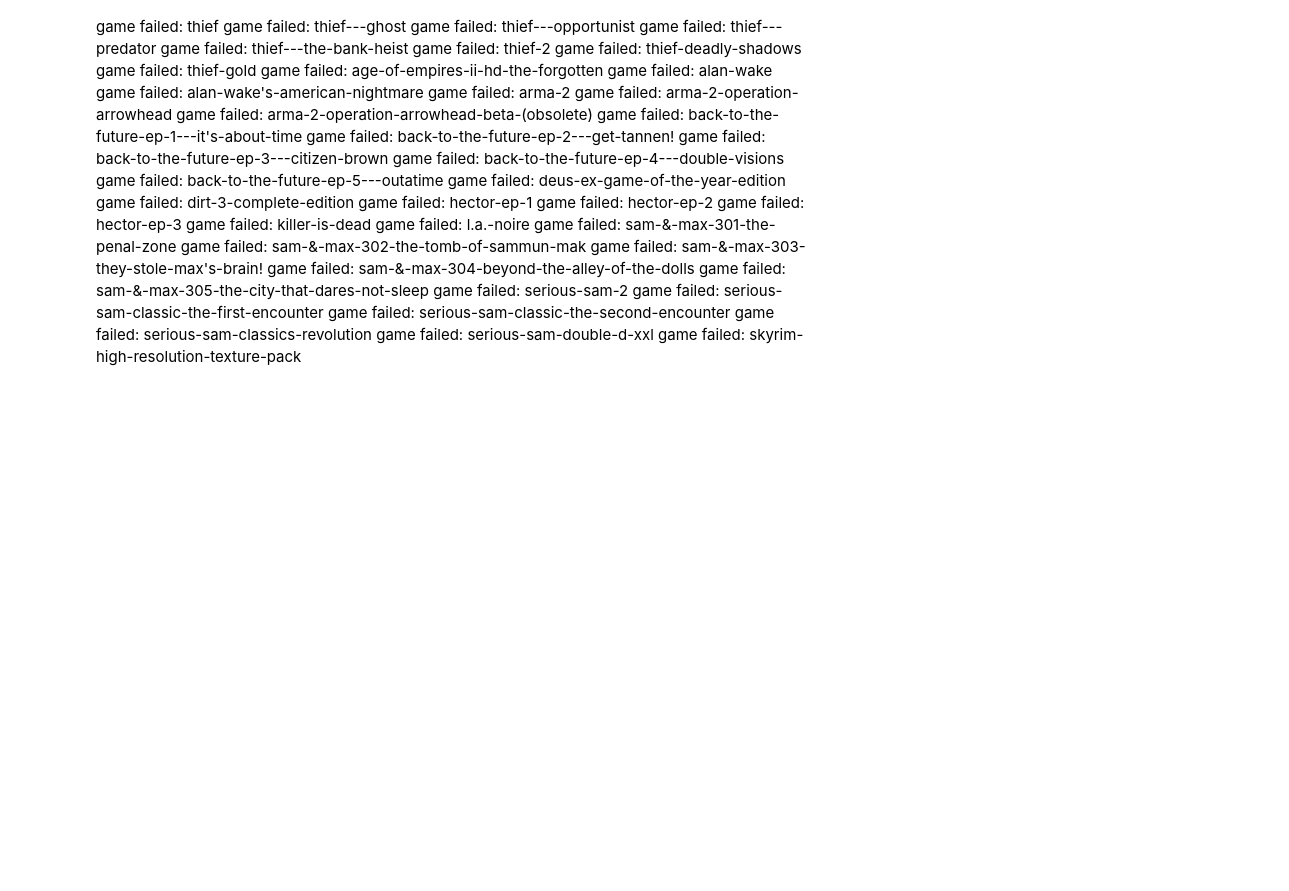
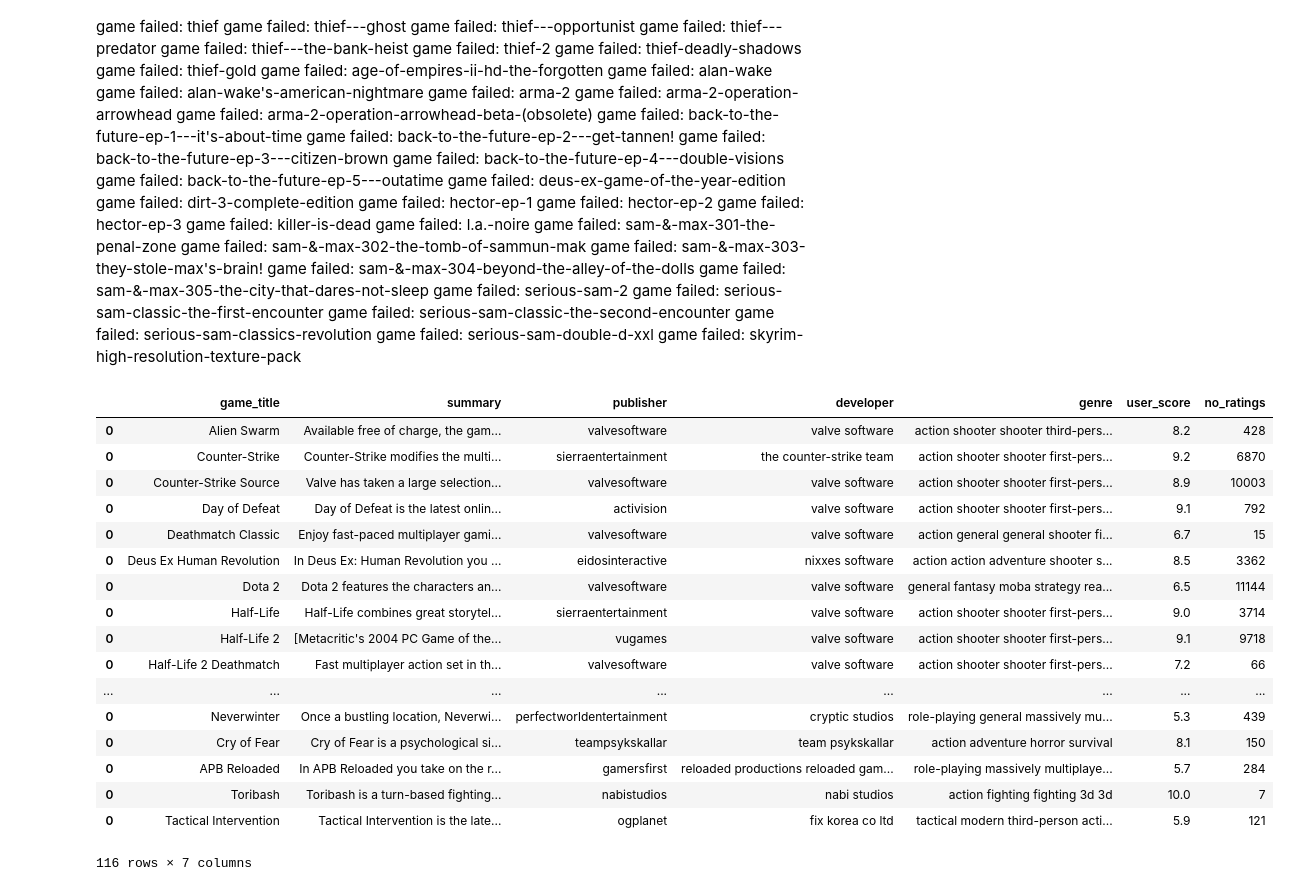
Before and after one commit to mkivenson/Recommender-Systems, a Jupyter notebook: Video Game Recommendations/Video Game Recommendation System.ipynb, the cells around one changed output. Cells and saved outputs as stored; diff of their text form; code cells hidden in the pictures; blank space fills up the shorter version.

```diff
--- a/Video Game Recommendations/Video Game Recommendation System.ipynb
+++ b/Video Game Recommendations/Video Game Recommendation System.ipynb
@@ -178,7 +383,6 @@ list(user_df[user_df["user_id"] == 99077905]["game_title"].unique())
 # %%
 print("Initial length of dataframe:", len(user_df))
-#user_df = user_df.groupby('user_id').filter(lambda x: len(x) > 25)
-#user_df = user_df.groupby('game_title').filter(lambda x: len(x) > 50)
-print("New length of dataframe:", len(user_df))
+user_df_dense = user_df.groupby('game_title').filter(lambda x: len(x) > 150)
+print("New length of dataframe:", len(user_df_dense))
 # %% [output]
 Initial length of dataframe: 128804
@@ -226,15 +430,13 @@ def get_game_details(game):
 games_df = pd.DataFrame(columns = ['game_title','summary','publisher','developer','genre', 'user_score','no_ratings'])
 failures = []
 
-for game in user_df['game_title']:
+for game in user_df_dense['game_title'].unique():
     try:
         game_info = get_game_details(game)
         games_df = games_df.append(pd.DataFrame([game_info],
-                                                columns = games_df.columns,
-                                                ignore_index = True))
+                                                columns = games_df.columns))
     except Exception as error:
         failures.append((game, error))
-games_df.head()
 # %% [markdown]
 game failed: arma-2
 game failed: arma-2-operation-arrowhead
@@ -279,3 +481,24 @@ game failed: serious-sam-classic-the-second-encounter
 game failed: serious-sam-classics-revolution
 game failed: serious-sam-double-d-xxl
 game failed: skyrim-high-resolution-texture-pack
+# %%
+games_df
+# %% [output]
+|  | game_title | summary | publisher | developer | genre | user_score | no_ratings |
+| 0 | Alien Swarm | Available free of charge, the gam... | valvesoftware | valve software | action shooter shooter third-pers... | 8.2 | 428 |
+| 0 | Counter-Strike | Counter-Strike modifies the multi... | sierraentertainment | the counter-strike team | action shooter shooter first-pers... | 9.2 | 6870 |
+| 0 | Counter-Strike Source | Valve has taken a large selection... | valvesoftware | valve software | action shooter shooter first-pers... | 8.9 | 10003 |
+| 0 | Day of Defeat | Day of Defeat is the latest onlin... | activision | valve software | action shooter shooter first-pers... | 9.1 | 792 |
+| 0 | Deathmatch Classic | Enjoy fast-paced multiplayer gami... | valvesoftware | valve software | action general general shooter fi... | 6.7 | 15 |
+| 0 | Deus Ex Human Revolution | In Deus Ex: Human Revolution you ... | eidosinteractive | nixxes software | action action adventure shooter s... | 8.5 | 3362 |
+| 0 | Dota 2 | Dota 2 features the characters an... | valvesoftware | valve software | general fantasy moba strategy rea... | 6.5 | 11144 |
+| 0 | Half-Life | Half-Life combines great storytel... | sierraentertainment | valve software | action shooter shooter first-pers... | 9.0 | 3714 |
+| 0 | Half-Life 2 | [Metacritic's 2004 PC Game of the... | vugames | valve software | action shooter shooter first-pers... | 9.1 | 9718 |
+| 0 | Half-Life 2 Deathmatch | Fast multiplayer action set in th... | valvesoftware | valve software | action shooter shooter first-pers... | 7.2 | 66 |
+| ... | ... | ... | ... | ... | ... | ... | ... |
+| 0 | Neverwinter | Once a bustling location, Neverwi... | perfectworldentertainment | cryptic studios | role-playing general massively mu... | 5.3 | 439 |
+| 0 | Cry of Fear | Cry of Fear is a psychological si... | teampsykskallar | team psykskallar | action adventure horror survival | 8.1 | 150 |
+| 0 | APB Reloaded | In APB Reloaded you take on the r... | gamersfirst | reloaded productions reloaded gam... | role-playing massively multiplaye... | 5.7 | 284 |
+| 0 | Toribash | Toribash is a turn-based fighting... | nabistudios | nabi studios | action fighting fighting 3d 3d | 10.0 | 7 |
+| 0 | Tactical Intervention | Tactical Intervention is the late... | ogplanet | fix korea co ltd | tactical modern third-person acti... | 5.9 | 121 |
+116 rows × 7 columns
```
Also changed, not shown: parts of 50 cells of this notebook, 1 other file.
